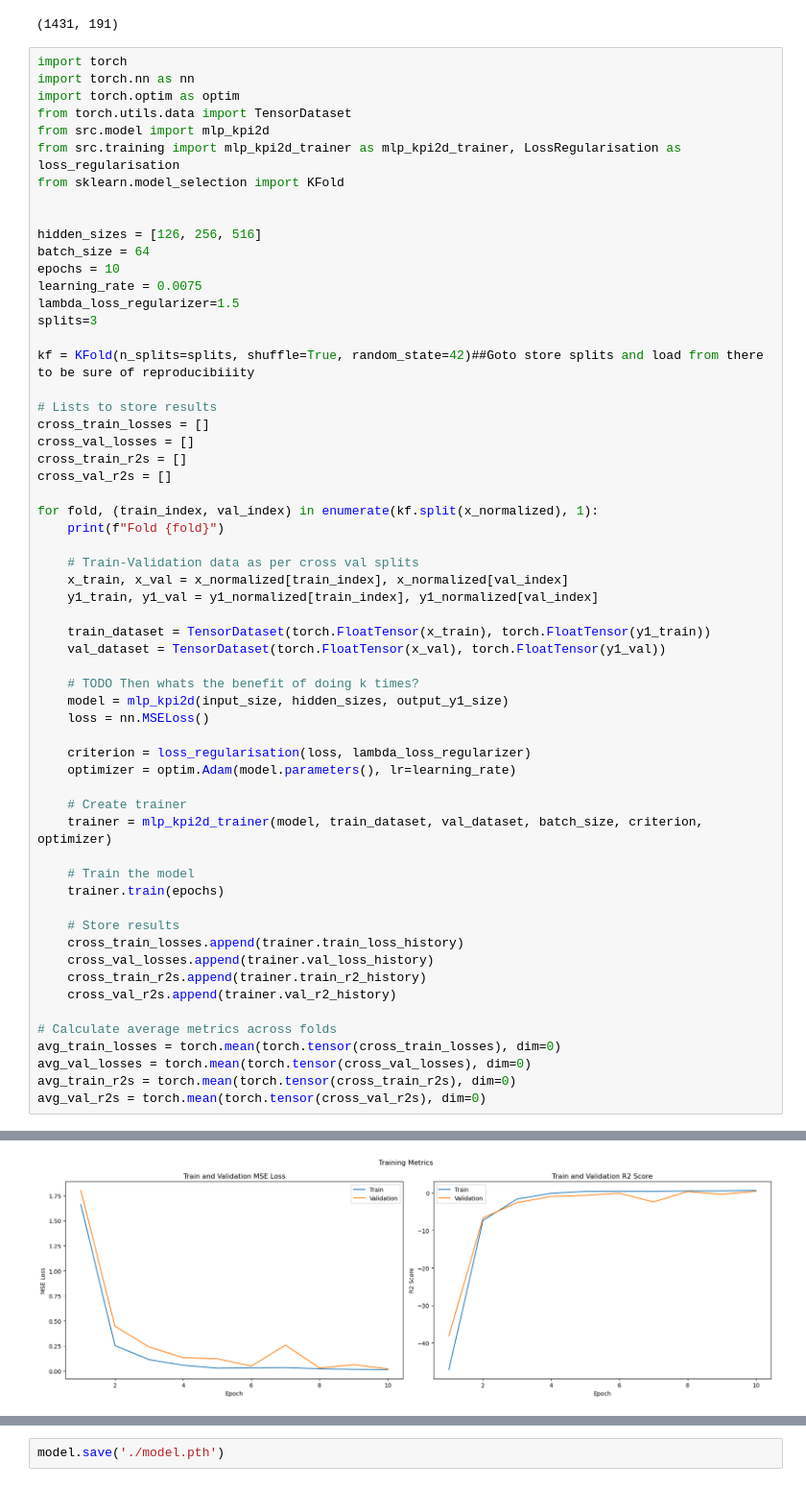
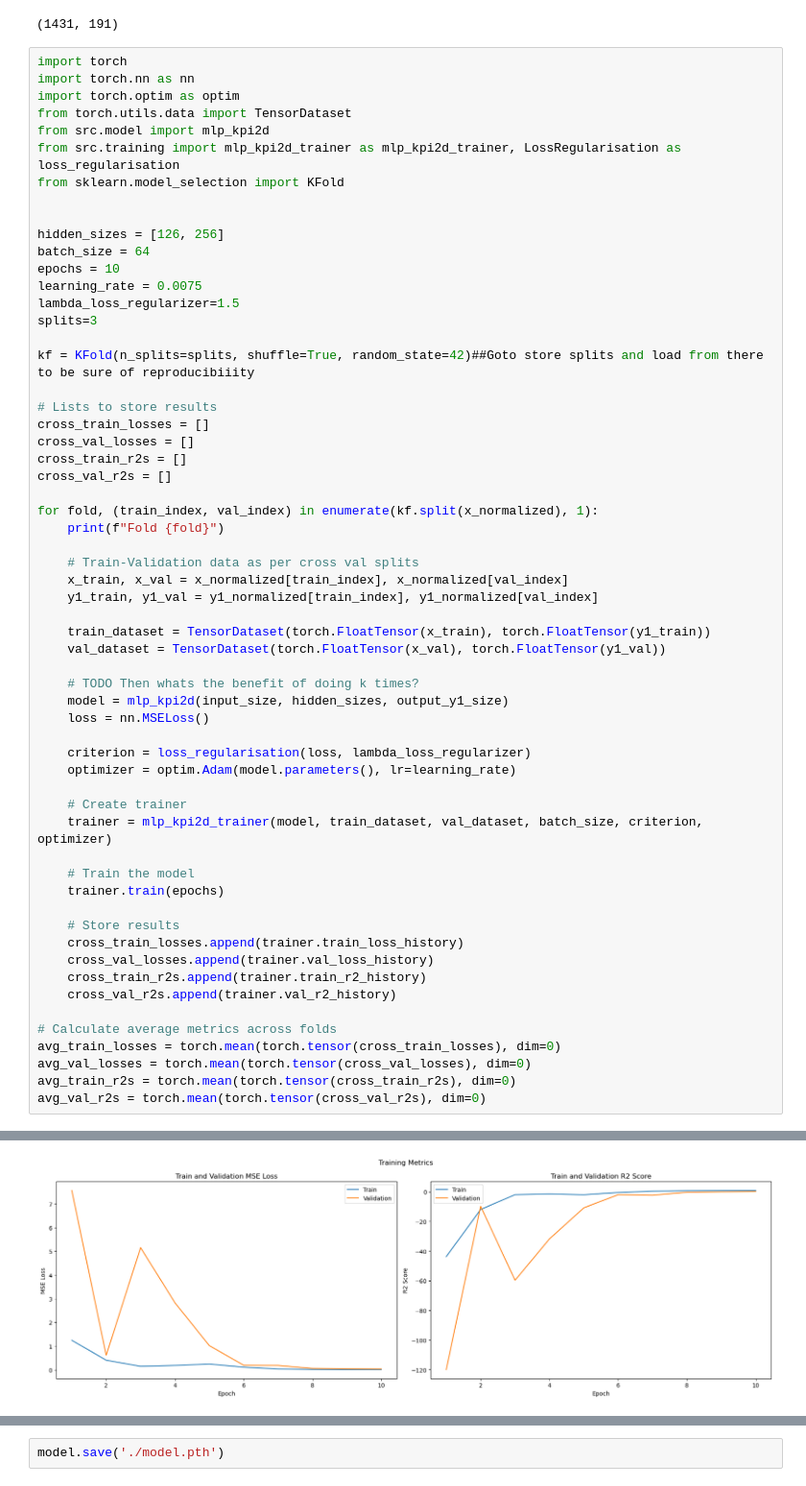
Before and after one commit to Lilly-25/Masters-Thesis, a Jupyter notebook: main_tabular.ipynb, the cells around one changed output, grey strips where cells are left out. Shown at 96% size. Cells and saved outputs as stored; diff of their text form.

```diff
--- a/main_tabular.ipynb
+++ b/main_tabular.ipynb
@@ -138,7 +138,7 @@ from src.training import mlp_kpi2d_trainer as mlp_kpi2d_trainer, LossRegularisat
 from sklearn.model_selection import KFold
 
 
-hidden_sizes = [126, 256, 516]
+hidden_sizes = [126, 256]
 batch_size = 64
 epochs = 10
 learning_rate = 0.0075
@@ -195,2 +195,2 @@ Fold 2
 Fold 3
-[figure, old version]
+[figure, new version]
```
Also changed, not shown: parts of 31 cells of this notebook.
